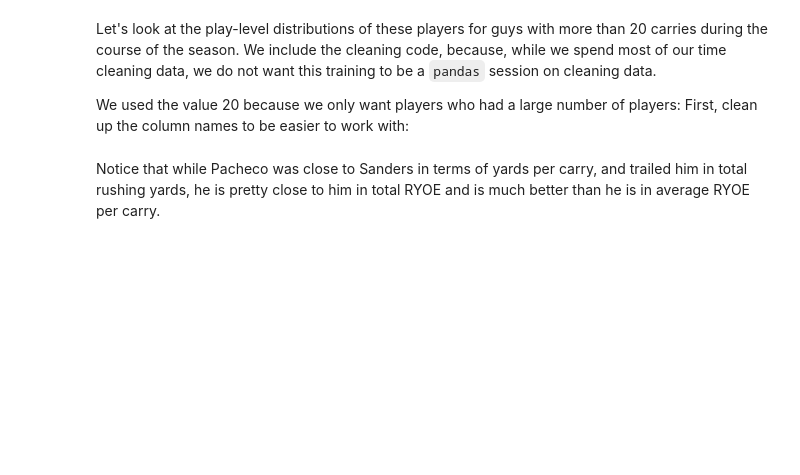
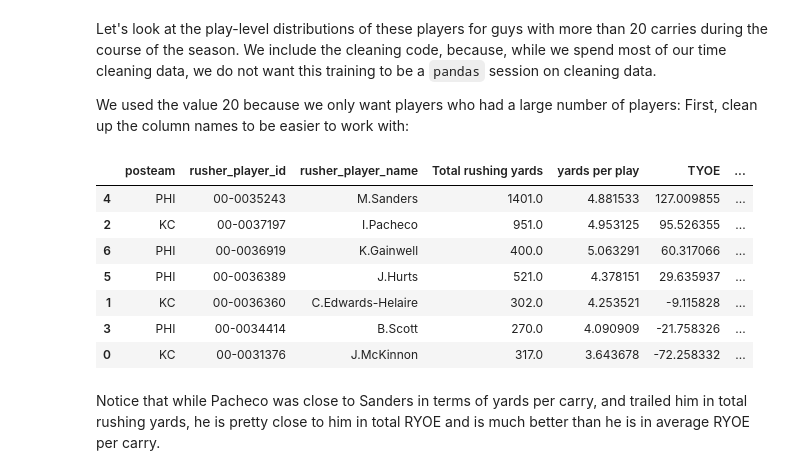
Before and after one commit to SirTee12/DataCamp-Code-Along-Projects, a Jupyter notebook: SuperBowl Analysis/SuperBowl_Analysis.ipynb, the cells around one changed output. Cells and saved outputs as stored; diff of their text form; code cells hidden in the pictures; blank space fills up the shorter version.

```diff
--- a/SuperBowl Analysis/SuperBowl_Analysis.ipynb
+++ b/SuperBowl Analysis/SuperBowl_Analysis.ipynb
@@ -249,15 +262,32 @@ We used the value 20 because we only want players who had a large number of play
 First, clean up the column names to be easier to work with:
 # %%
 # first, flatten the columns of pbp_ryoe_sb_yards
-
+pbp_ryoe_sb_yards.columns = list(map(''.join, pbp_ryoe_sb_yards.columns.values))
 
 # Then rename columns
-
+pbp_ryoe_sb_yards.rename(
+                {
+                    'rushing_yardssum':'Total rushing yards',
+                    'rushing_yardsmean':'yards per play',
+                    'ryoesum':'TYOE',
+                    'ryoemean':'average RYOE',
+                    'ryoecount':'carries'
+                }, axis = 1, inplace=True)
 
 # Query for carries >= 20
-
+pbp_ryoe_sb_yards_20 = pbp_ryoe_sb_yards.query('carries >= 20').reset_index()
 
 # Sort values by TYOE, ascending=False
+pbp_ryoe_sb_yards_20.sort_values('TYOE', ascending = False)
+# %% [output]
+|  | posteam | rusher_player_id | rusher_player_name | Total rushing yards | yards per play | TYOE | ... |
+| 4 | PHI | 00-0035243 | M.Sanders | 1401.0 | 4.881533 | 127.009855 | ... |
+| 2 | KC | 00-0037197 | I.Pacheco | 951.0 | 4.953125 | 95.526355 | ... |
+| 6 | PHI | 00-0036919 | K.Gainwell | 400.0 | 5.063291 | 60.317066 | ... |
+| 5 | PHI | 00-0036389 | J.Hurts | 521.0 | 4.378151 | 29.635937 | ... |
+| 1 | KC | 00-0036360 | C.Edwards-Helaire | 302.0 | 4.253521 | -9.115828 | ... |
+| 3 | PHI | 00-0034414 | B.Scott | 270.0 | 4.090909 | -21.758326 | ... |
+| 0 | KC | 00-0031376 | J.McKinnon | 317.0 | 3.643678 | -72.258332 | ... |
 # %% [markdown]
 Notice that while Pacheco was close to Sanders in terms of yards per carry, and trailed him in total rushing yards, he is pretty close to him in total RYOE and is much better than he is in average RYOE per carry.
 # %% [markdown]
```
Also changed, not shown: parts of 5 cells of this notebook.
